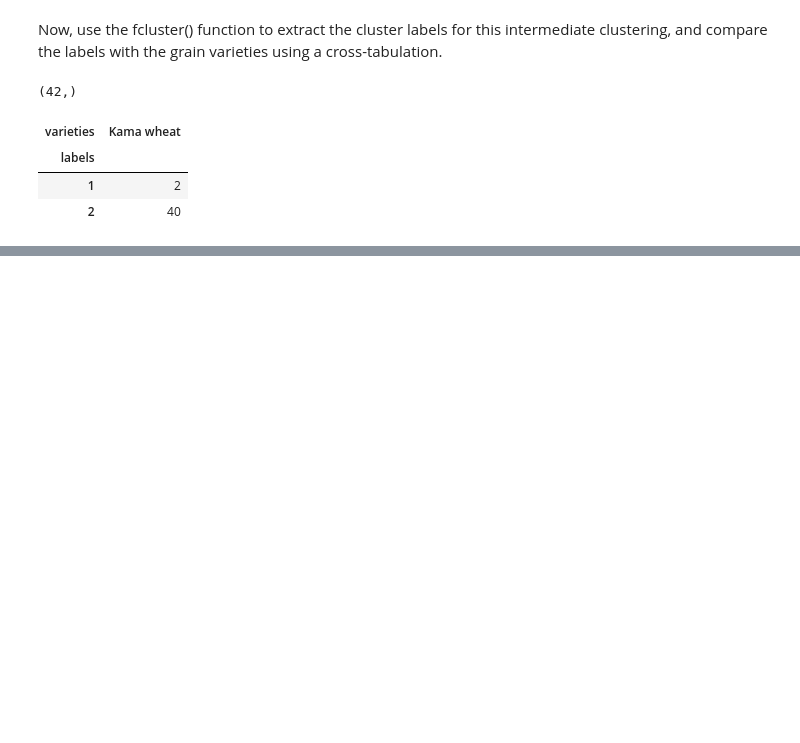
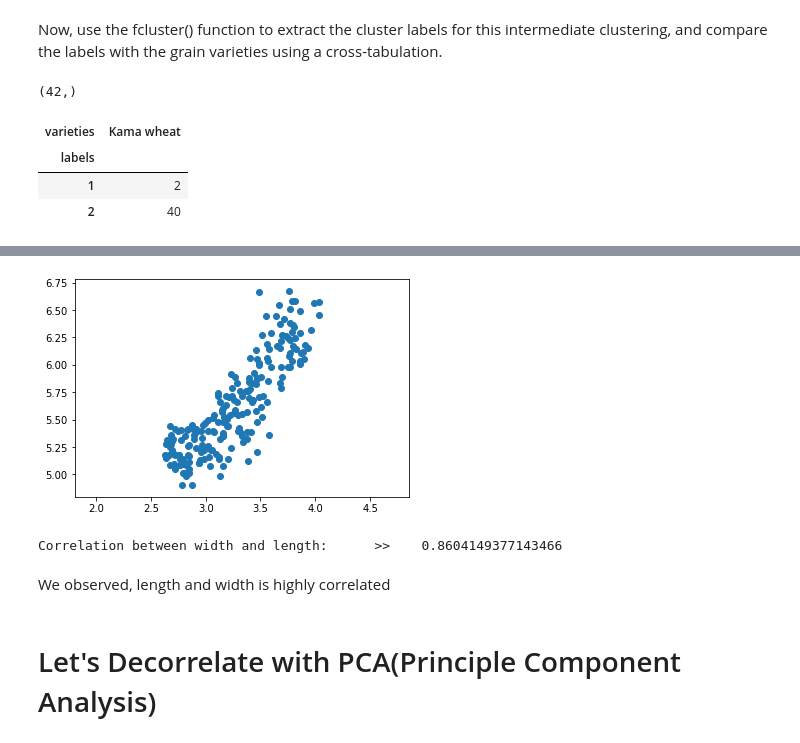
Before and after one commit to sawrupesh04/DataCamp, a Jupyter notebook: Machine Learning/Unsupervised-learning/classification/grain.ipynb, the cells around one changed output, grey strips where cells are left out. Saved outputs shown, nothing was run; the diff lists cells and outputs as text; code cells hidden in the pictures; blank space fills up the shorter version.

```diff
--- a/Machine Learning/Unsupervised-learning/classification/grain.ipynb
+++ b/Machine Learning/Unsupervised-learning/classification/grain.ipynb
@@ -491,0 +503,26 @@ pd.crosstab(newDf['labels'], newDf['varieties'])
+# %%
+# Let get the width and length of the grain dataset from df variable
+# in "df" 3-column is length and 4-column width
+grains_width_length = df[[4, 3]].values
+
+width = grains_width_length[:, 0]
+length = grains_width_length[:, 1]
+# %%
+# Let's plot width vs length
+plt.scatter(width, length)
+plt.axis('equal')
+plt.show()
+# %% [output]
+[figure, added]
+# %%
+# Lets calculate the Pearson Correlation
+from scipy.stats import pearsonr
+
+corelation, pvalue = pearsonr(width, length)
+print("Correlation between width and length:      >>   ", corelation)
+# %% [output]
+Correlation between width and length:      >>    0.8604149377143466
+# %% [markdown]
+We observed, length and width is highly correlated
+# %% [markdown]
+# Let's Decorrelate with PCA(Principle Component Analysis)
```
Also changed, not shown: parts of 12 cells of this notebook.
